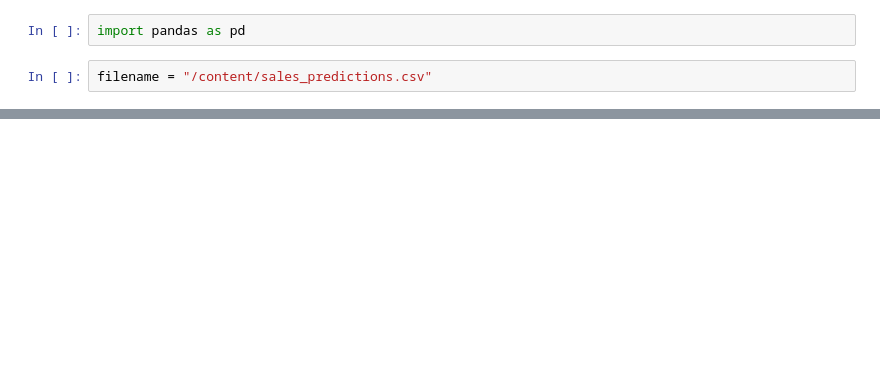
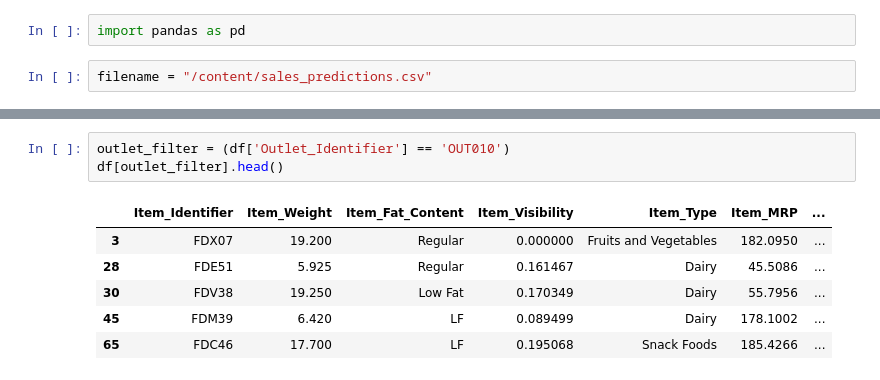
Before and after one commit to DanielDiazMarin/Predicciones_de_Ventas_Alimenticias, a Jupyter notebook: Proyecto_1.ipynb, the cells around one changed output, grey strips where cells are left out. Drawn from its saved outputs; the diff is of its cells as text; blank space fills up the shorter version.

```diff
--- a/Proyecto_1.ipynb
+++ b/Proyecto_1.ipynb
@@ -16,0 +85,10 @@ df.head()
+# %%
+outlet_filter = (df['Outlet_Identifier'] == 'OUT010')
+df[outlet_filter].head()
+# %% [output]
+|  | Item_Identifier | Item_Weight | Item_Fat_Content | Item_Visibility | Item_Type | Item_MRP | ... |
+| 3 | FDX07 | 19.200 | Regular | 0.000000 | Fruits and Vegetables | 182.0950 | ... |
+| 28 | FDE51 | 5.925 | Regular | 0.161467 | Dairy | 45.5086 | ... |
+| 30 | FDV38 | 19.250 | Low Fat | 0.170349 | Dairy | 55.7956 | ... |
+| 45 | FDM39 | 6.420 | LF | 0.089499 | Dairy | 178.1002 | ... |
+| 65 | FDC46 | 17.700 | LF | 0.195068 | Snack Foods | 185.4266 | ... |
```
Also changed, not shown: parts of 6 cells of this notebook.
